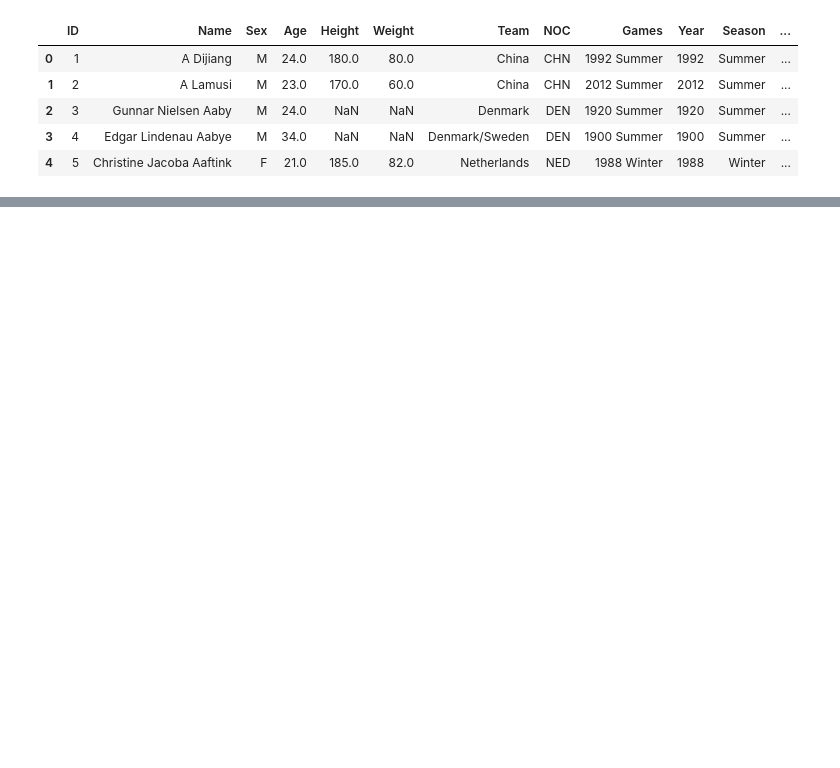
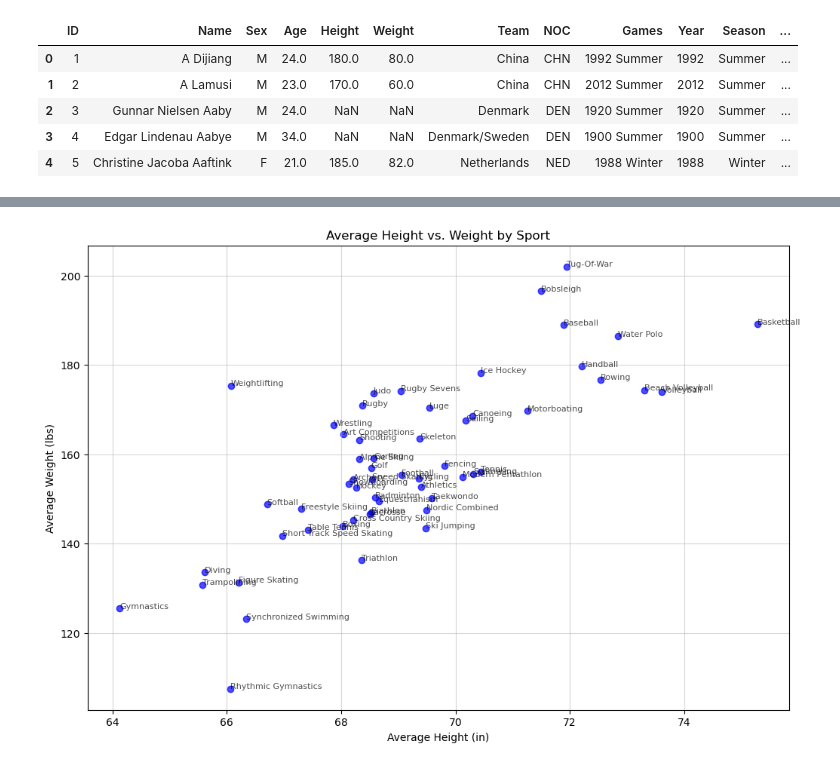
Before and after one commit to MatthewO1221/DITWork, a Jupyter notebook: 24-25Year/Fall24/CS232/FinalAssignment_Matthew_Jackson.ipynb, the cells around one changed output, grey strips where cells are left out. Saved outputs shown, nothing was run; the diff lists cells and outputs as text; code cells hidden in the pictures; blank space fills up the shorter version.

```diff
--- a/24-25Year/Fall24/CS232/FinalAssignment_Matthew_Jackson.ipynb
+++ b/24-25Year/Fall24/CS232/FinalAssignment_Matthew_Jackson.ipynb
@@ -63,0 +119,22 @@ plt.show()
+# %%
+
+
+#average of Heigth and Weight by sport
+sport_HvW_average = HeightandWeightData.groupby('Sport')[['Height','Weight']].mean().sort_values(by='Height', ascending=False)
+# %%
+#scatter plot of sport v H&W
+plt.figure(figsize=(12,8))
+plt.scatter(sport_HvW_average['Height'], sport_HvW_average['Weight'], color='blue', alpha=0.7)
+
+#label the sport on the scatter plot
+for sport, (height,weight) in sport_HvW_average.iterrows():
+    plt.text(height, weight, sport, fontsize=8, alpha=0.7)
+
+#title and lables
+plt.title('Average Height vs. Weight by Sport')
+plt.xlabel('Average Height (in)')
+plt.ylabel('Average Weight (lbs)')
+plt.grid(alpha=0.5)
+plt.show()
+# %% [output]
+[figure, added]
```
Also changed, not shown: parts of 17 cells of this notebook, 42 other files.
